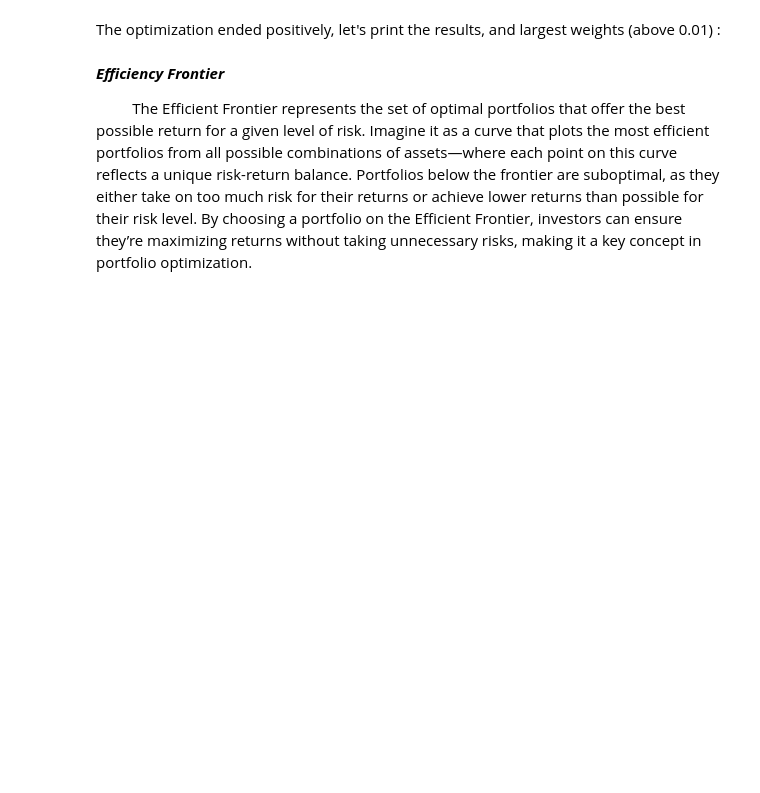
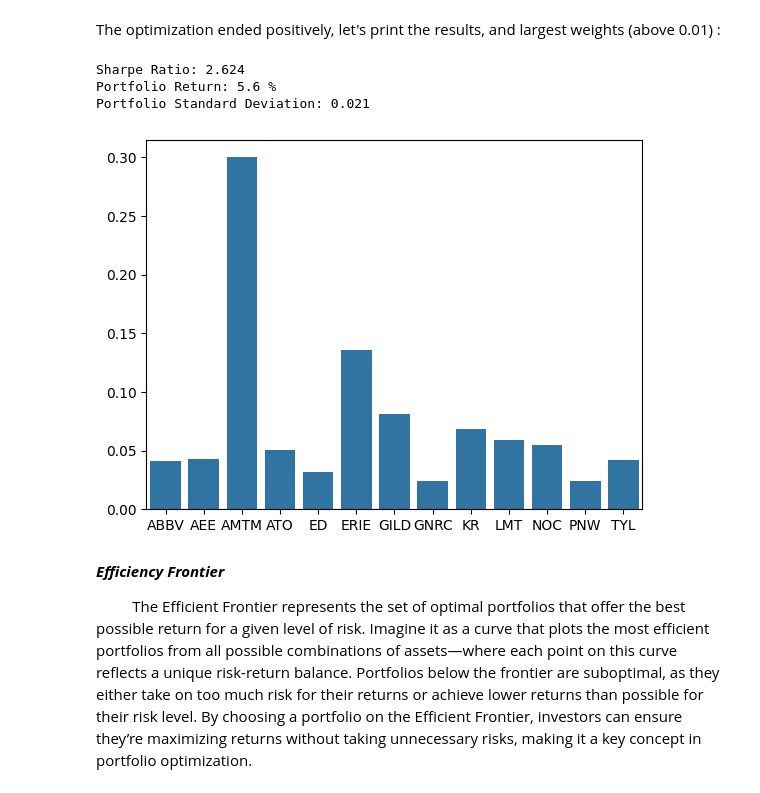
Before and after one commit to alexandreib/QuantDesign, a Jupyter notebook: SP500_Portfolio_Allocation.ipynb, the cells around one changed output. Saved outputs shown, nothing was run; the diff lists cells and outputs as text; code cells hidden in the pictures; blank space fills up the shorter version.

```diff
--- a/SP500_Portfolio_Allocation.ipynb
+++ b/SP500_Portfolio_Allocation.ipynb
@@ -322,18 +372,23 @@ The optimization ended positively, let's print the results, and largest weights
 # %%
 variance = -1 * result['fun']
 weights =  result['x']
 portfolio_return = weights @ log_returns
 portfolio_std_dev = np.sqrt(weights.T @ covariance_matrix @ weights)
 sharpe_ratio = portfolio_return / portfolio_std_dev # calculation the same sharpe ratio for all models
 
-results = pd.concat([results, pd.DataFrame([[weights @ log_returns,  portfolio_std_dev, sharpe_ratio, 'Variance optimized']], columns = results.columns)])
+results = pd.concat([results, pd.DataFrame([[portfolio_return, portfolio_std_dev, sharpe_ratio, 'Variance optimized']], columns = results.columns)])
 print(f"Sharpe Ratio: {sharpe_ratio:.3f}")
 print(f"Portfolio Return: {portfolio_return * 100:.1f} % ")
 print(f"Portfolio Standard Deviation: {portfolio_std_dev:.3f}")
 
 # Let's plot the Weights > 0.01
 sns.barplot(y=weights[weights >= 0.01], x = list(log_returns.index[weights >= 0.01]))
 plt.show()
+# %% [output]
+Sharpe Ratio: 2.624
+Portfolio Return: 5.6 %
+Portfolio Standard Deviation: 0.021
+[figure, added]
 # %% [markdown]
 ***Efficiency Frontier***
 
```
Also changed, not shown: parts of 15 cells of this notebook.
